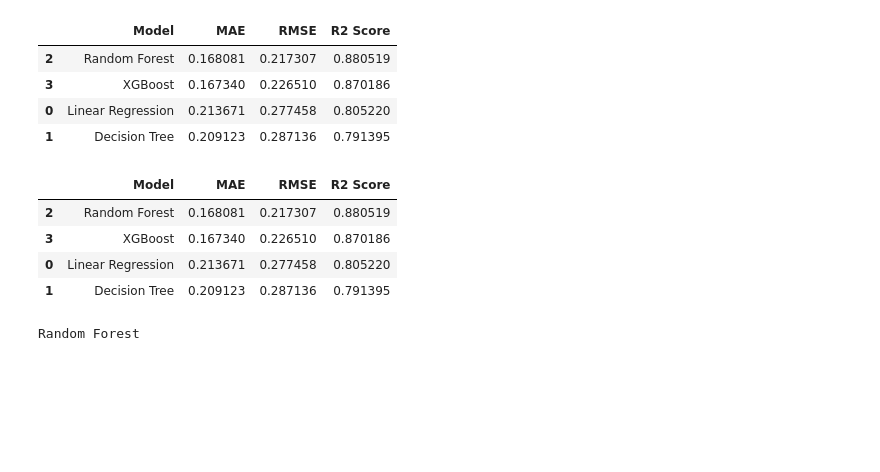
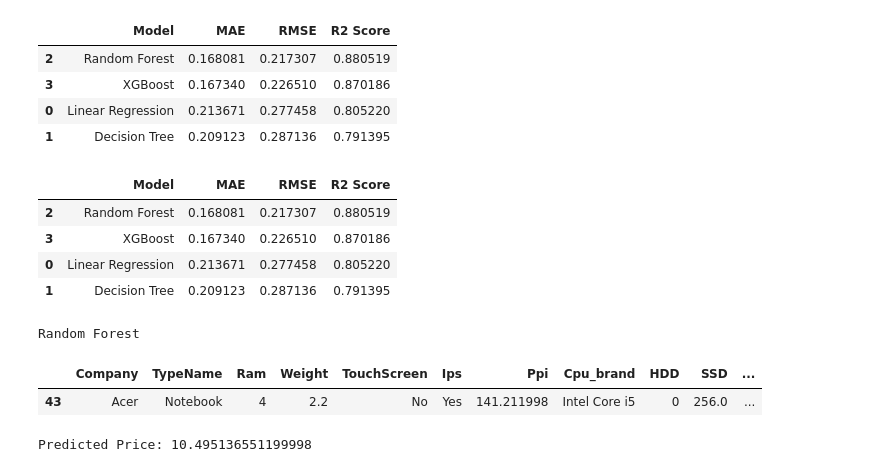
Before and after one commit to Yashwantha2952/laptop_price_prediction, a Jupyter notebook: Notebooks/Laptop_price_prediction.ipynb, the cells around one changed output. Cells and saved outputs as stored; diff of their text form; code cells hidden in the pictures; blank space fills up the shorter version.

Commit message:
checking the sample from test data and predicting the price using the save model

```diff
--- a/Notebooks/Laptop_price_prediction.ipynb
+++ b/Notebooks/Laptop_price_prediction.ipynb
@@ -279,0 +291,13 @@ best_model = trained_models[best_model_name]
+# %%
+sample = x_test.iloc[[0]]
+# %%
+sample
+# %% [output]
+|  | Company | TypeName | Ram | Weight | TouchScreen | Ips | Ppi | Cpu_brand | HDD | SSD | ... |
+| 43 | Acer | Notebook | 4 | 2.2 | No | Yes | 141.211998 | Intel Core i5 | 0 | 256.0 | ... |
+# %%
+prediction = predict_price(model, sample)
+
+print("Predicted Price:", prediction)
+# %% [output]
+Predicted Price: 10.495136551199998
```
Also changed, not shown: parts of 3 cells of this notebook, 3 other files.
